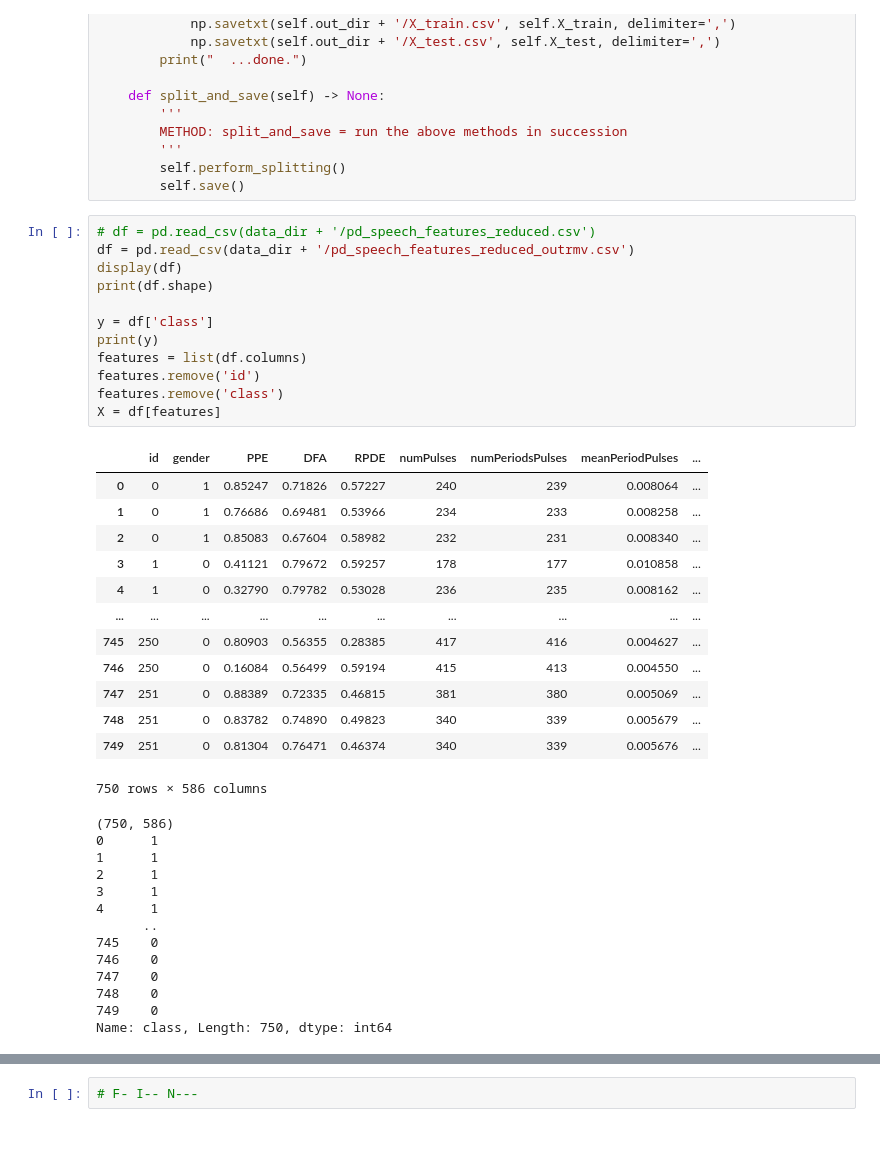
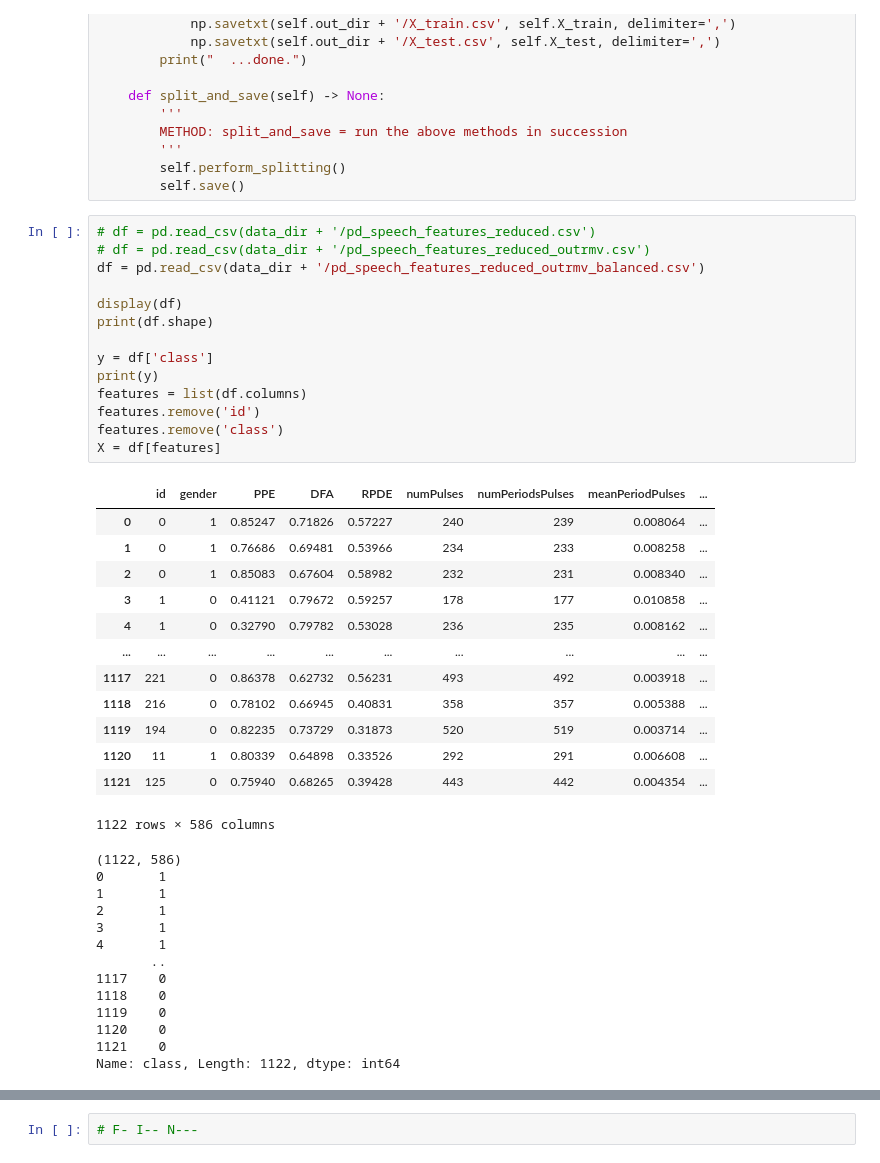
Before and after one commit to cgpayne/parkinsons_audetector, a Jupyter notebook: notebooks/data_splitting.ipynb, the cells around one changed output, grey strips where cells are left out. Cells and saved outputs as stored; diff of their text form.

```diff
--- a/notebooks/data_splitting.ipynb
+++ b/notebooks/data_splitting.ipynb
@@ -131,43 +131,45 @@ class DataSplitter():
         self.save()
 # %%
 # df = pd.read_csv(data_dir + '/pd_speech_features_reduced.csv')
-df = pd.read_csv(data_dir + '/pd_speech_features_reduced_outrmv.csv')
+# df = pd.read_csv(data_dir + '/pd_speech_features_reduced_outrmv.csv')
+df = pd.read_csv(data_dir + '/pd_speech_features_reduced_outrmv_balanced.csv')
+
 display(df)
 print(df.shape)
 
 y = df['class']
 print(y)
 features = list(df.columns)
 features.remove('id')
 features.remove('class')
 X = df[features]
 # %% [output]
 |  | id | gender | PPE | DFA | RPDE | numPulses | numPeriodsPulses | meanPeriodPulses | ... |
 | 0 | 0 | 1 | 0.85247 | 0.71826 | 0.57227 | 240 | 239 | 0.008064 | ... |
 | 1 | 0 | 1 | 0.76686 | 0.69481 | 0.53966 | 234 | 233 | 0.008258 | ... |
 | 2 | 0 | 1 | 0.85083 | 0.67604 | 0.58982 | 232 | 231 | 0.008340 | ... |
 | 3 | 1 | 0 | 0.41121 | 0.79672 | 0.59257 | 178 | 177 | 0.010858 | ... |
 | 4 | 1 | 0 | 0.32790 | 0.79782 | 0.53028 | 236 | 235 | 0.008162 | ... |
 | ... | ... | ... | ... | ... | ... | ... | ... | ... | ... |
-| 745 | 250 | 0 | 0.80903 | 0.56355 | 0.28385 | 417 | 416 | 0.004627 | ... |
-| 746 | 250 | 0 | 0.16084 | 0.56499 | 0.59194 | 415 | 413 | 0.004550 | ... |
-| 747 | 251 | 0 | 0.88389 | 0.72335 | 0.46815 | 381 | 380 | 0.005069 | ... |
-| 748 | 251 | 0 | 0.83782 | 0.74890 | 0.49823 | 340 | 339 | 0.005679 | ... |
-| 749 | 251 | 0 | 0.81304 | 0.76471 | 0.46374 | 340 | 339 | 0.005676 | ... |
+| 1117 | 221 | 0 | 0.86378 | 0.62732 | 0.56231 | 493 | 492 | 0.003918 | ... |
+| 1118 | 216 | 0 | 0.78102 | 0.66945 | 0.40831 | 358 | 357 | 0.005388 | ... |
+| 1119 | 194 | 0 | 0.82235 | 0.73729 | 0.31873 | 520 | 519 | 0.003714 | ... |
+| 1120 | 11 | 1 | 0.80339 | 0.64898 | 0.33526 | 292 | 291 | 0.006608 | ... |
+| 1121 | 125 | 0 | 0.75940 | 0.68265 | 0.39428 | 443 | 442 | 0.004354 | ... |
-750 rows × 586 columns
+1122 rows × 586 columns
-(750, 586)
-0      1
-1      1
-2      1
-3      1
-4      1
-      ..
-745    0
-746    0
-747    0
-748    0
-749    0
-Name: class, Length: 750, dtype: int64
+(1122, 586)
+0       1
+1       1
+2       1
+3       1
+4       1
+       ..
+1117    0
+1118    0
+1119    0
+1120    0
+1121    0
+Name: class, Length: 1122, dtype: int64
 # %%
 # split for: standard train_test_split
 
```
Also changed, not shown: parts of 2 cells of this notebook, 2 other files.
